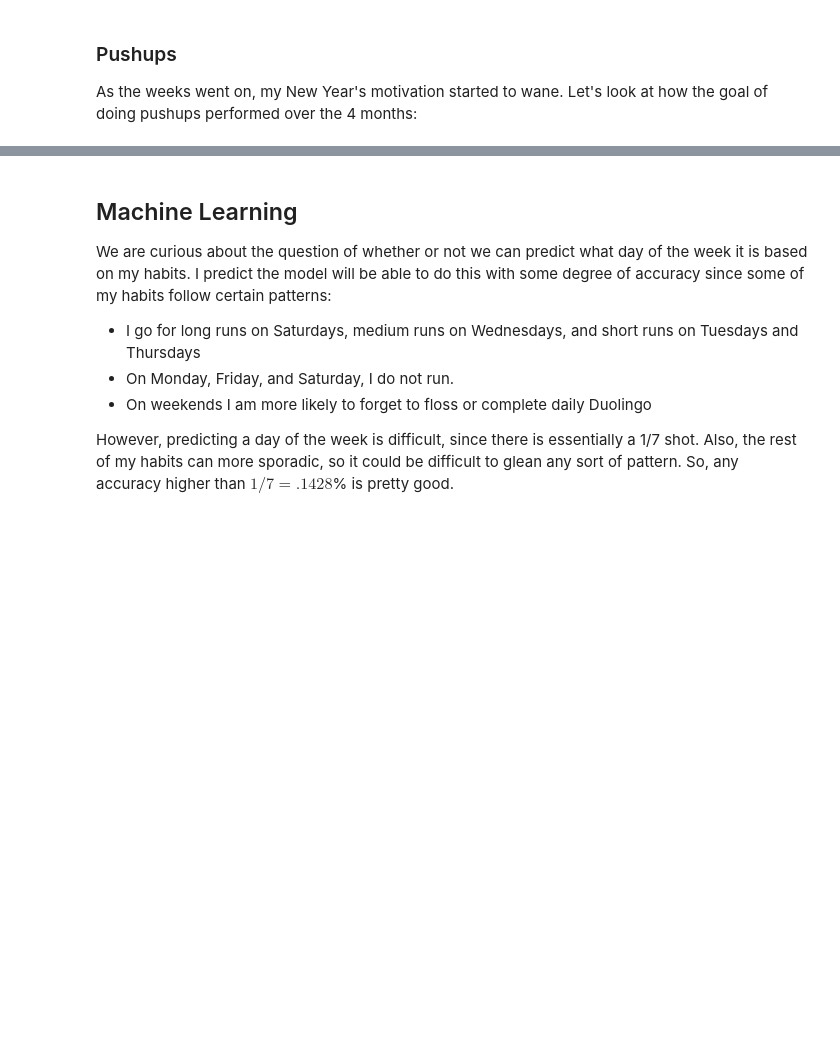
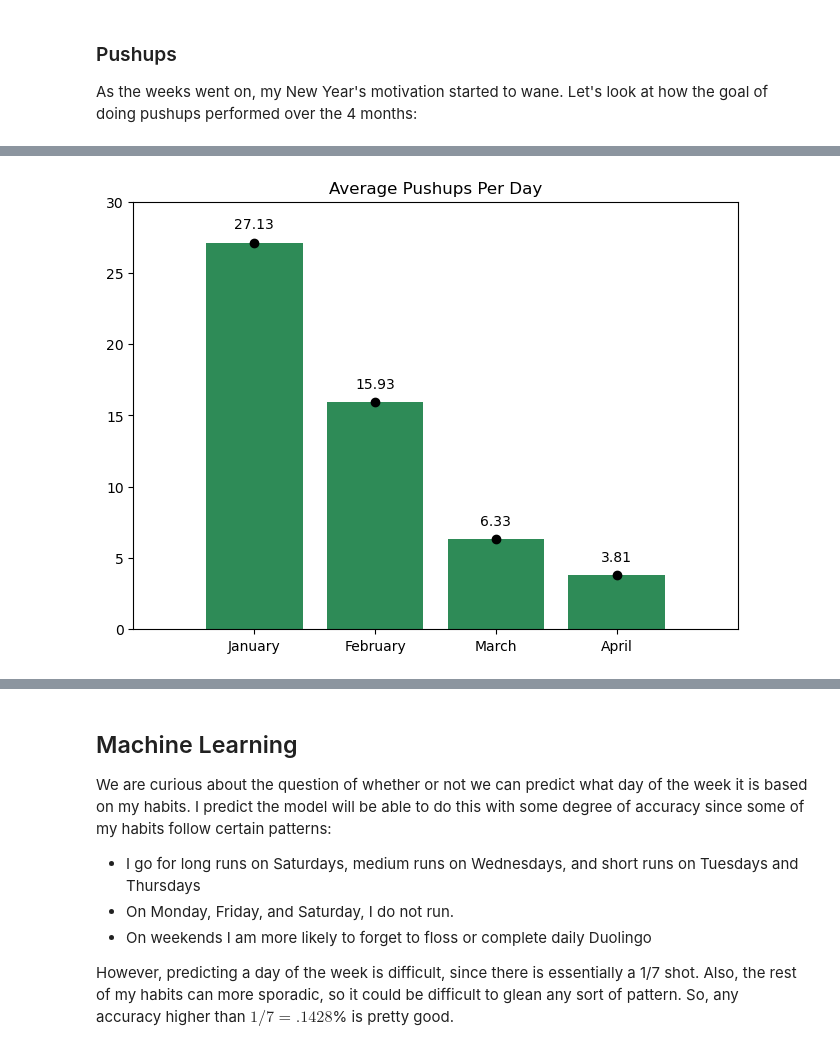
Before and after one commit to CharlieRing4/CPSC222FinalProject, a Jupyter notebook: QuantifiedSelfEDA.ipynb, the cells around one changed output, grey strips where cells are left out. Drawn from its saved outputs; the diff is of its cells as text; code cells hidden in the pictures; blank space fills up the shorter version.

```diff
--- a/QuantifiedSelfEDA.ipynb
+++ b/QuantifiedSelfEDA.ipynb
@@ -219,0 +219,4 @@ print(dir(utilities))
+# %%
+utilities.pushups_display_months(merged_df)
+# %% [output]
+[figure, added]
```
Also changed, not shown: parts of 18 cells of this notebook, 1 other file.
